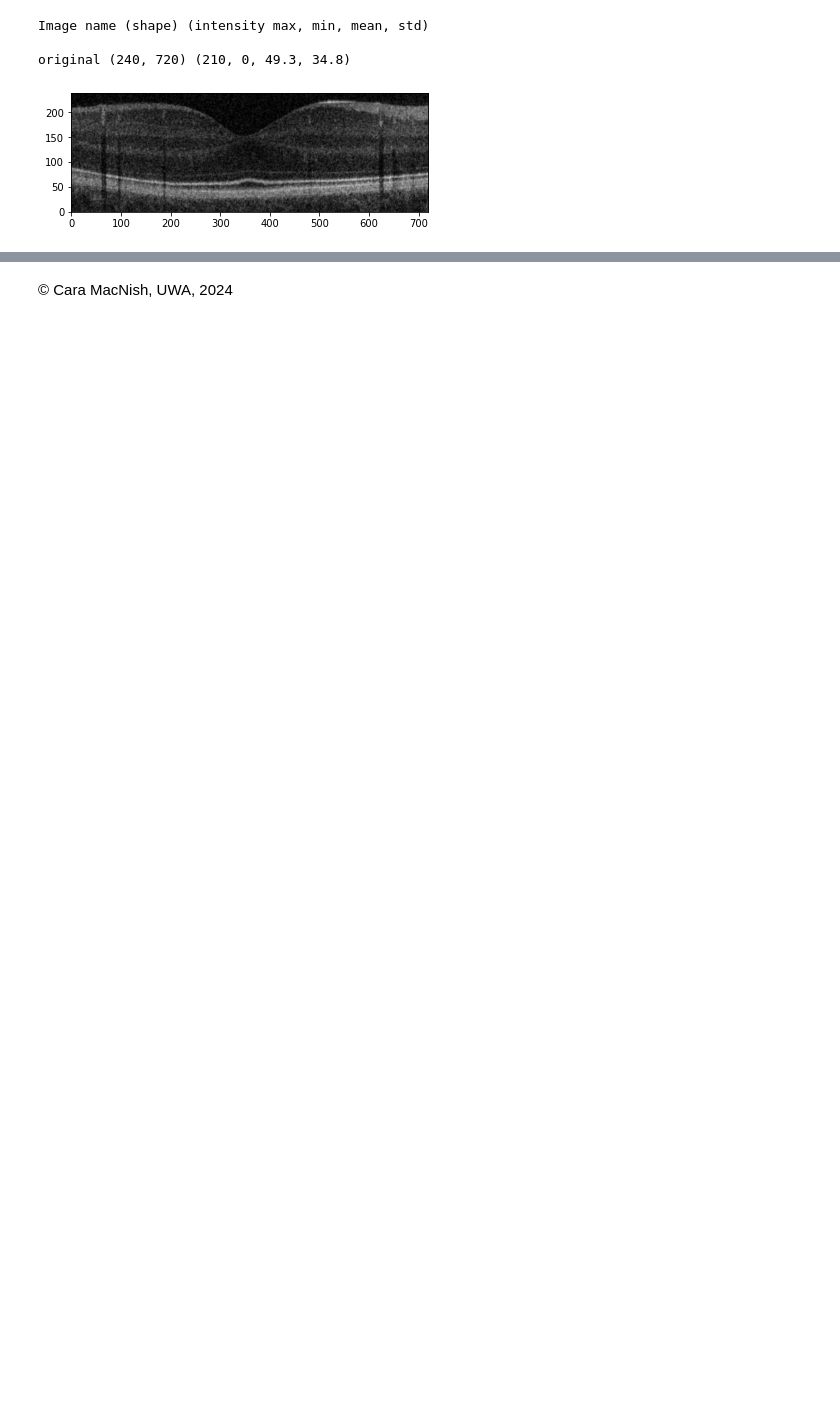
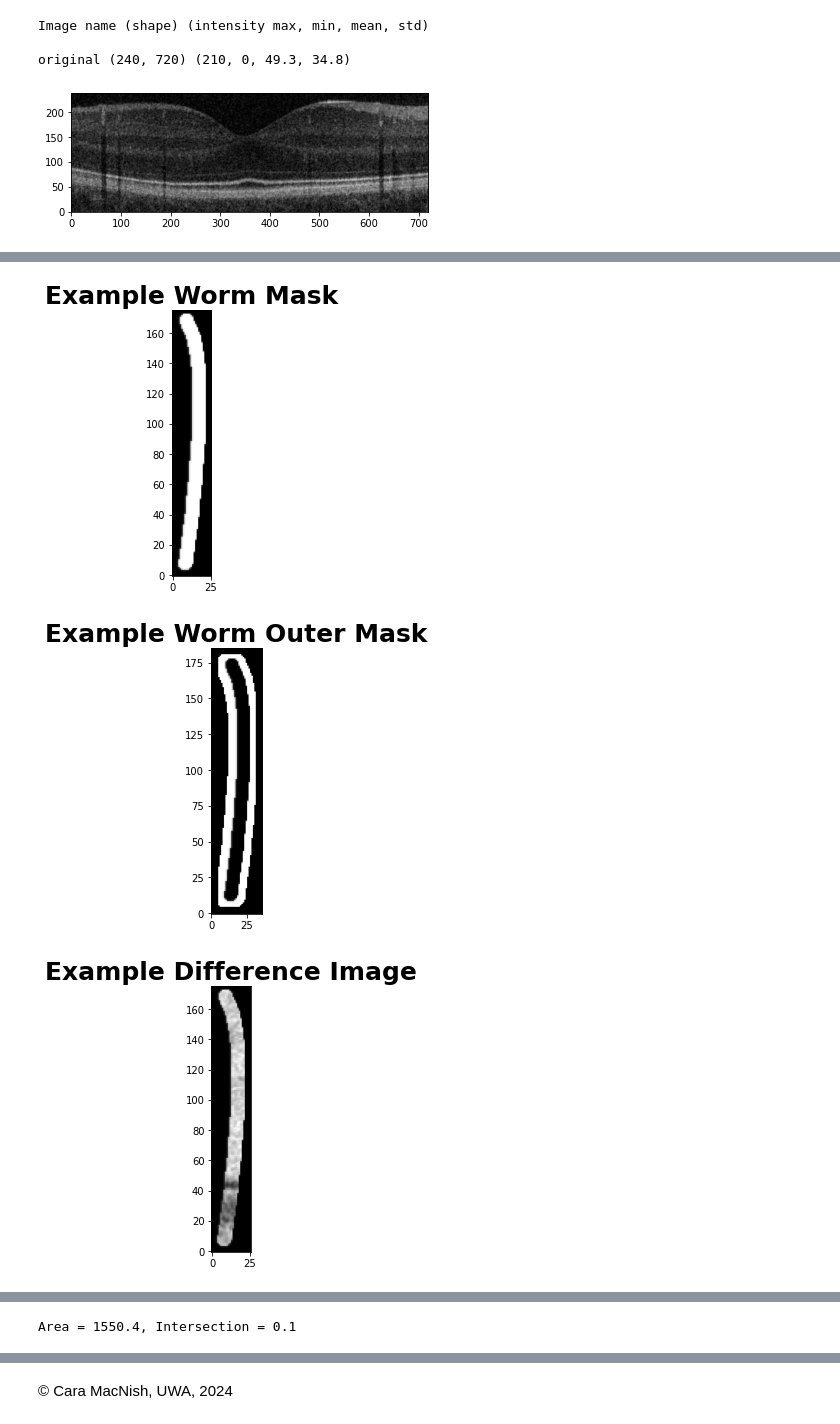
Before and after one commit to liannelong/CITS4404_Project, a Jupyter notebook: CamoWorms/CamoWorms.ipynb, the cells around one changed output, grey strips where cells are left out. Drawn from its saved outputs; the diff is of its cells as text; code cells hidden in the pictures; blank space fills up the shorter version.

```diff
--- a/CamoWorms/CamoWorms.ipynb
+++ b/CamoWorms/CamoWorms.ipynb
@@ -343,0 +212,32 @@ class CostFunction:
+# %%
+def filter_out_close_points(points, *, point_interval=6):
+    """
+    Takes in a numpy array of points, and filters out
+    all the points that are closer than point_interval
+    together. The exception to this is that the first
+    and last points are always kept.
+    """
+    # 1. Calculate the distances between adjacent points.
+    n_points = points.shape[0]
+    offsets = points[:-1] - points[1:]
+    distances = np.sqrt(offsets[:, 0]**2 + offsets[:, 1]**2)
+
+    # 2. Adjust the point_interval so we can evenly space the points.
+    total_distance = np.sum(distances)
+    point_interval = total_distance / math.ceil(total_distance / point_interval)
+
+    # 3. Create an array to use as a filter for the points.
+    point_filter = np.zeros(n_points, dtype=bool)  # An array of which points to keep.
+    point_filter[0] = True  # The first and last points should always be kept.
+    point_filter[n_points - 1] = True
+
+    # 4. Fill in the point filter.
+    curr_dist = 0
+    for index in range(1, n_points):
+        curr_dist += distances[index - 1]
+        if curr_dist >= point_interval:
+            point_filter[index] = True
+            curr_dist = 0
+
+    # 5. Apply the filter
+    return points[np.where(point_filter)]
@@ -343,0 +551,15 @@ class CostFunction:
+# %%
+    # Compare the generated mask with the worm used in the example above.
+    worm_mask = WormMask(worm, image)
+    Drawing(worm_mask.mask * 255).show(title="Example Worm Mask")
+    Drawing(worm_mask.create_outer_mask().mask * 255).show(title="Example Worm Outer Mask")
+    Drawing(worm_mask.difference_image() * 255).show(title="Example Difference Image")
+    Drawing(worm_mask.image_under_mask() * 255).show(title="Example Masked Image")
+
+    example_intersecting_worm = Camo_Worm(200, 100 + 5, 50, np.pi/6, 70, np.pi/3, 10, 0.8)
+    intersecting_worm_mask = WormMask(example_intersecting_worm, image)
+    print("Area = {:.1f}, Intersection = {:.1f}".format(worm_mask.area, worm_mask.intersection(intersecting_worm_mask)))
+# %% [output]
+[figure, added]
+[figure, added]
+[figure, added]
@@ -343,0 +567 @@ class CostFunction:
+Area = 1550.4, Intersection = 0.1
```
Also changed, not shown: parts of 16 cells of this notebook.
